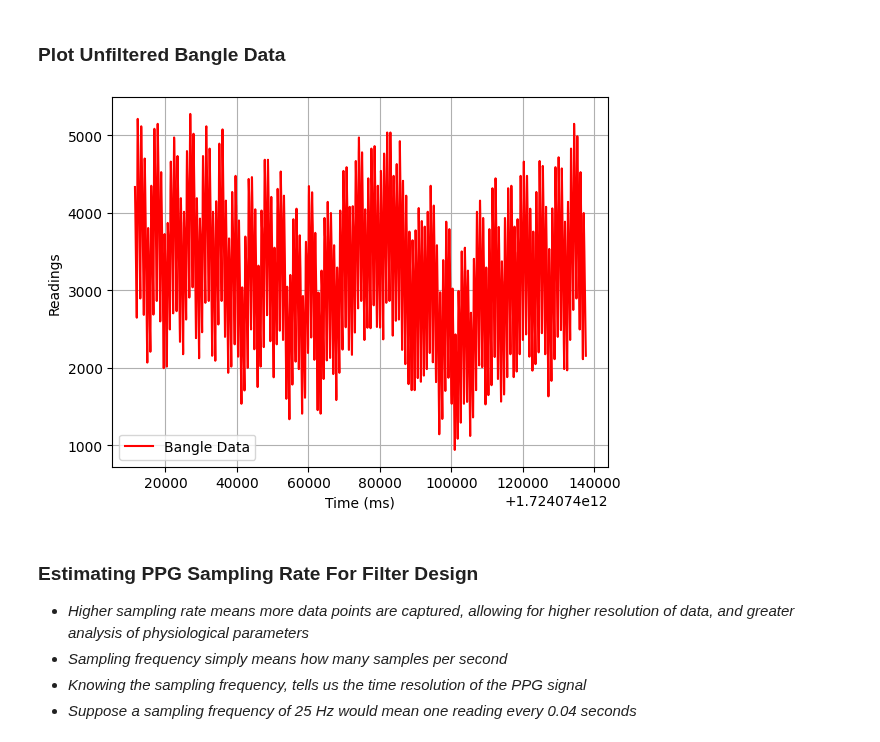
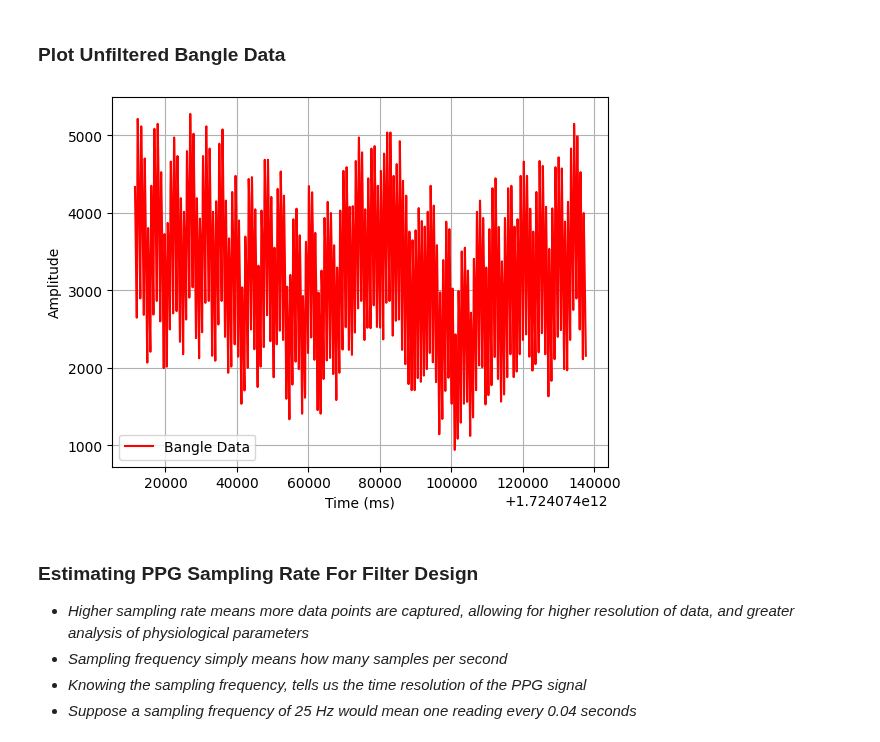
Before and after one commit to Showmick119/Benchmarking-Signal-Processing-Packages, a Jupyter notebook: bangle.ipynb, the cells around one changed output. Saved outputs shown, nothing was run; the diff lists cells and outputs as text; code cells hidden in the pictures.

```diff
--- a/bangle.ipynb
+++ b/bangle.ipynb
@@ -20,17 +21,17 @@ print(bangle_data.head())
 # %% [markdown]
 ### **Plot Unfiltered Bangle Data**
 # %%
-x_axis = bangle_data["timestamp_ms"]
-y_axis = bangle_data["value"]
+timestamps = bangle_data["timestamp_ms"].to_numpy()
+ppg_raw = bangle_data["value"].to_numpy()
 
-plt.plot(x_axis, y_axis, c='r', label="Bangle Data")
+plt.plot(timestamps, ppg_raw, c='r', label="Bangle Data")
 plt.legend()
 plt.grid(True, 'both', 'both')
 plt.xlabel("Time (ms)")
-plt.ylabel("Readings")
+plt.ylabel("Amplitude")
 plt.show()
 # %% [output]
-[figure, old version]
+[figure, new version]
 # %% [markdown]
 ### **Estimating PPG Sampling Rate For Filter Design**
 - _Higher sampling rate means more data points are captured, allowing for higher resolution of data, and greater analysis of physiological parameters_
```
Also changed, not shown: parts of 21 cells of this notebook.
